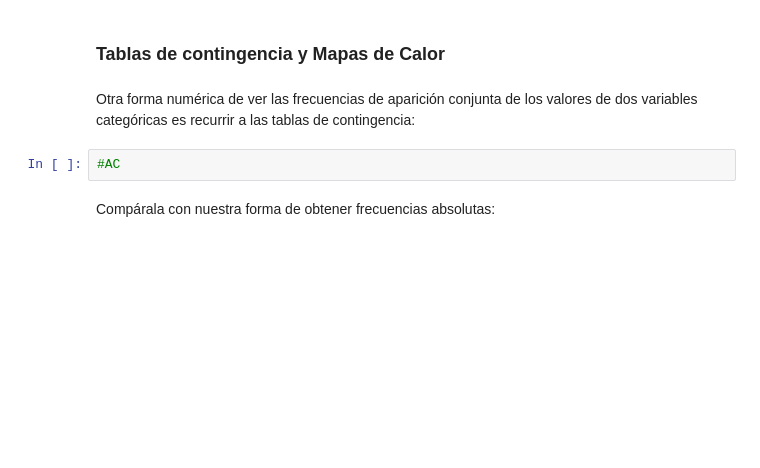
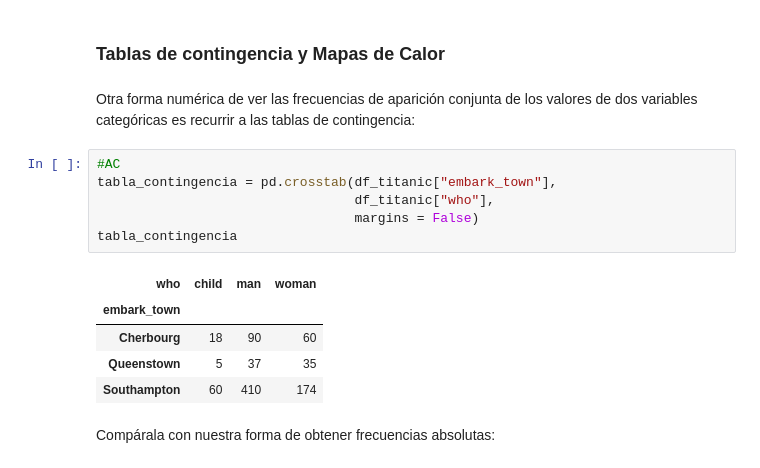
Before and after one commit to MHHsim/DS-Online-Marta-Harana, a Jupyter notebook: 03_Data_Analysis/Sprint_08/Unidad_02_Visualizacion_Avanzada_Seaborn/01_Workout/04_Visualizacion_Dos_Variables_I.ipynb, the cells around one changed output. Saved outputs shown, nothing was run; the diff lists cells and outputs as text; blank space fills up the shorter version.

```diff
--- a/03_Data_Analysis/Sprint_08/Unidad_02_Visualizacion_Avanzada_Seaborn/01_Workout/04_Visualizacion_Dos_Variables_I.ipynb
+++ b/03_Data_Analysis/Sprint_08/Unidad_02_Visualizacion_Avanzada_Seaborn/01_Workout/04_Visualizacion_Dos_Variables_I.ipynb
@@ -76,8 +138,18 @@ df_titanic.groupby(cat_coly, as_index = False)[cat_colx].value_counts(normalize
 ### Tablas de contingencia y Mapas de Calor
 # %% [markdown]
 Otra forma numérica de ver las frecuencias de aparición conjunta de los valores de dos variables categóricas es recurrir a las tablas de contingencia:
-# %%
-#AC
+# %%
+#AC
+tabla_contingencia = pd.crosstab(df_titanic["embark_town"],
+                                 df_titanic["who"],
+                                 margins = False)
+tabla_contingencia
+# %% [output]
+| who | child | man | woman |
+| embark_town |  |  |  |
+| Cherbourg | 18 | 90 | 60 |
+| Queenstown | 5 | 37 | 35 |
+| Southampton | 60 | 410 | 174 |
 # %% [markdown]
 Compárala con nuestra forma de obtener frecuencias absolutas:
 # %%
```
Also changed, not shown: parts of 14 cells of this notebook.
